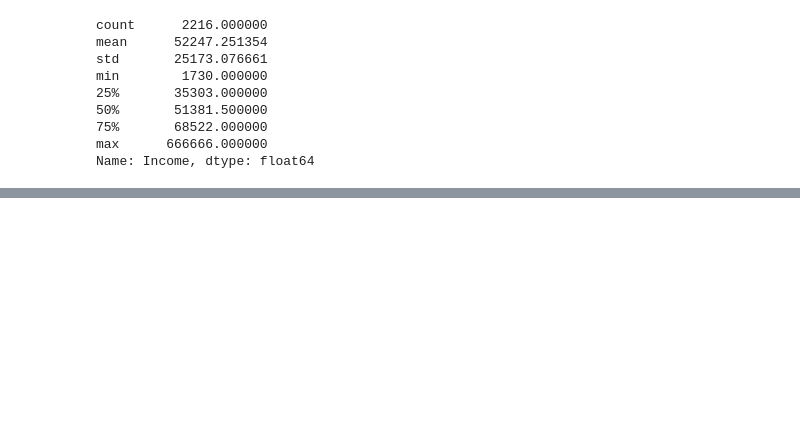
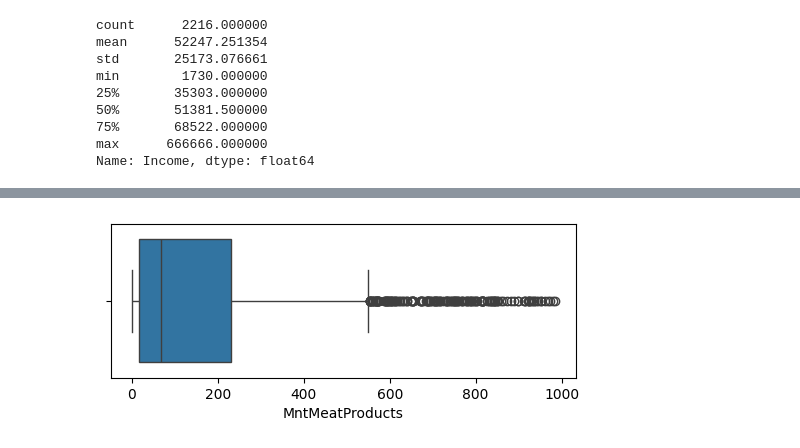
Before and after one commit to Leandr0Nogueira/leandro_repository, a Jupyter notebook: dataScience/Trabalho/T2/T2.ipynb, the cells around one changed output, grey strips where cells are left out. Drawn from its saved outputs; the diff is of its cells as text; code cells hidden in the pictures; blank space fills up the shorter version.

```diff
--- a/dataScience/Trabalho/T2/T2.ipynb
+++ b/dataScience/Trabalho/T2/T2.ipynb
@@ -60,0 +145,5 @@ box_income.figure.set_size_inches(4, 4)
+# %%
+box_income = sns.boxplot(dados.MntMeatProducts, orient='h')
+box_income.figure.set_size_inches(6, 2)
+# %% [output]
+[figure, added]
```
Also changed, not shown: parts of 17 cells of this notebook, 13 other files.
